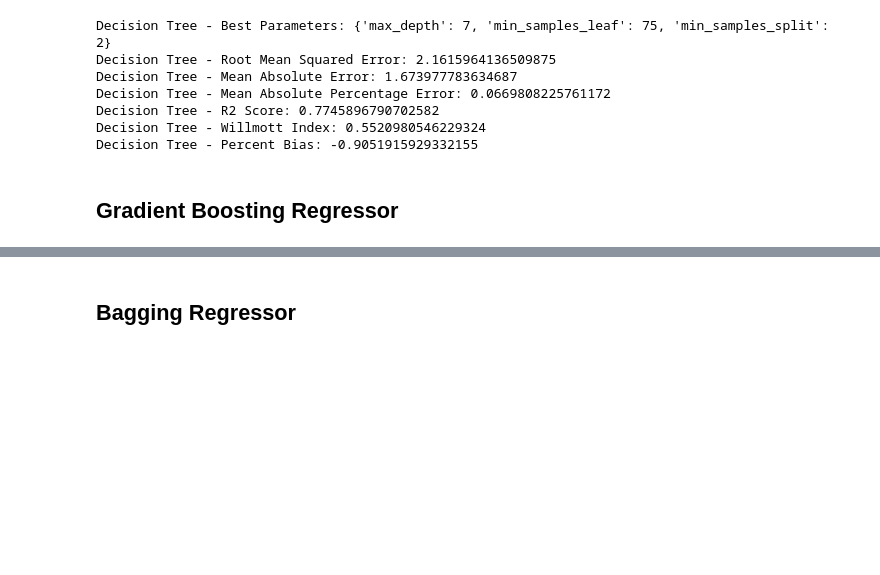
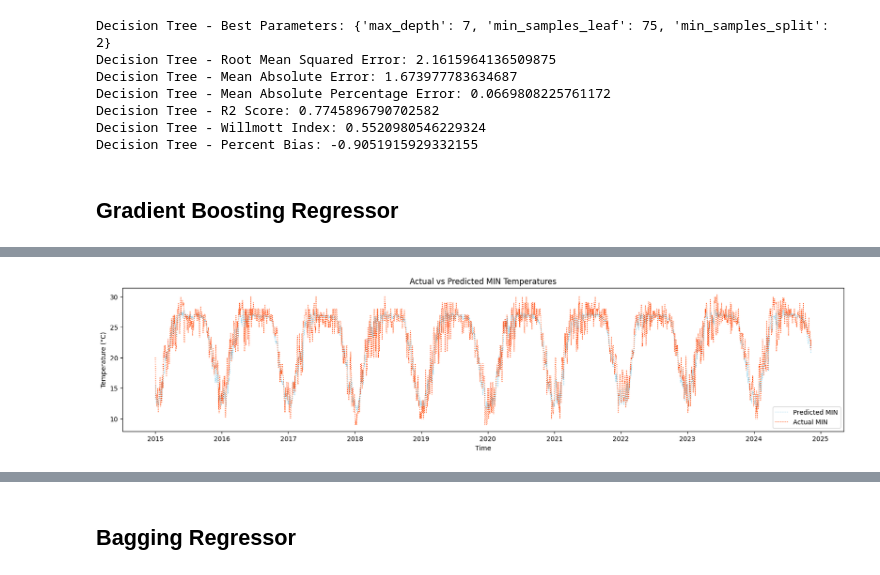
Before and after one commit to Abhiroop2004/STAT-X, a Jupyter notebook: code/ML_forecast+3.ipynb, the cells around one changed output, grey strips where cells are left out. Cells and saved outputs as stored; diff of their text form; code cells hidden in the pictures; blank space fills up the shorter version.

```diff
--- a/code/ML_forecast+3.ipynb
+++ b/code/ML_forecast+3.ipynb
@@ -344,0 +362,11 @@ Percent Bias:  0.09794405493307741
+# %%
+plt.figure(figsize=(20, 4))
+plt.plot(X_test.index, pred_gbr[:, 1], label='Predicted MIN', linewidth=1, linestyle=':', color='skyblue')
+plt.plot(X_test.index, y_test['MIN'], label='Actual MIN', linewidth=1, linestyle=':', color='orangered')
+plt.legend()
+plt.xlabel("Time")
+plt.ylabel("Temperature (°C)")
+plt.title("Actual vs Predicted MIN Temperatures")
+plt.show()
+# %% [output]
+[figure, added]
```
Also changed, not shown: parts of 5 cells of this notebook, 9 other files.
